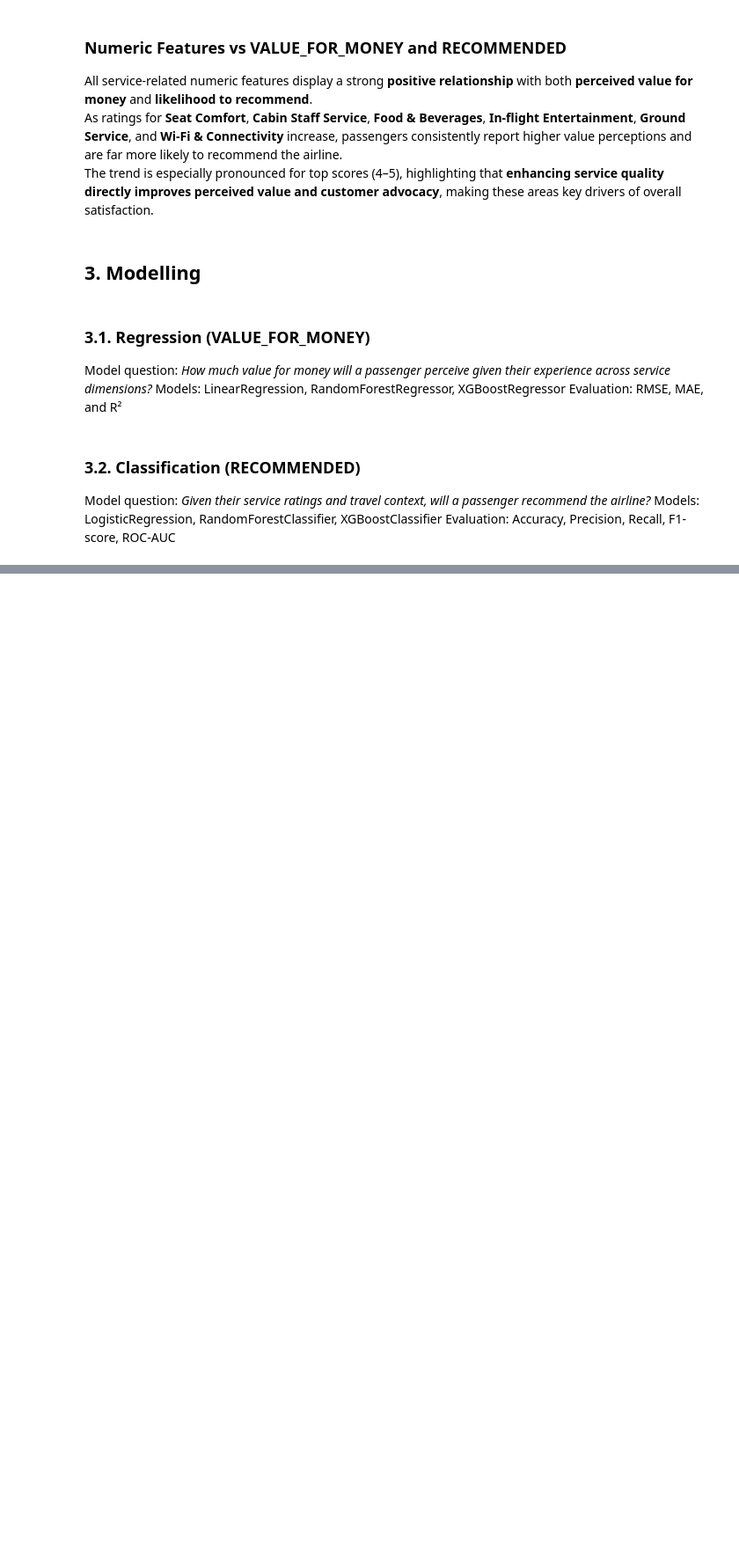
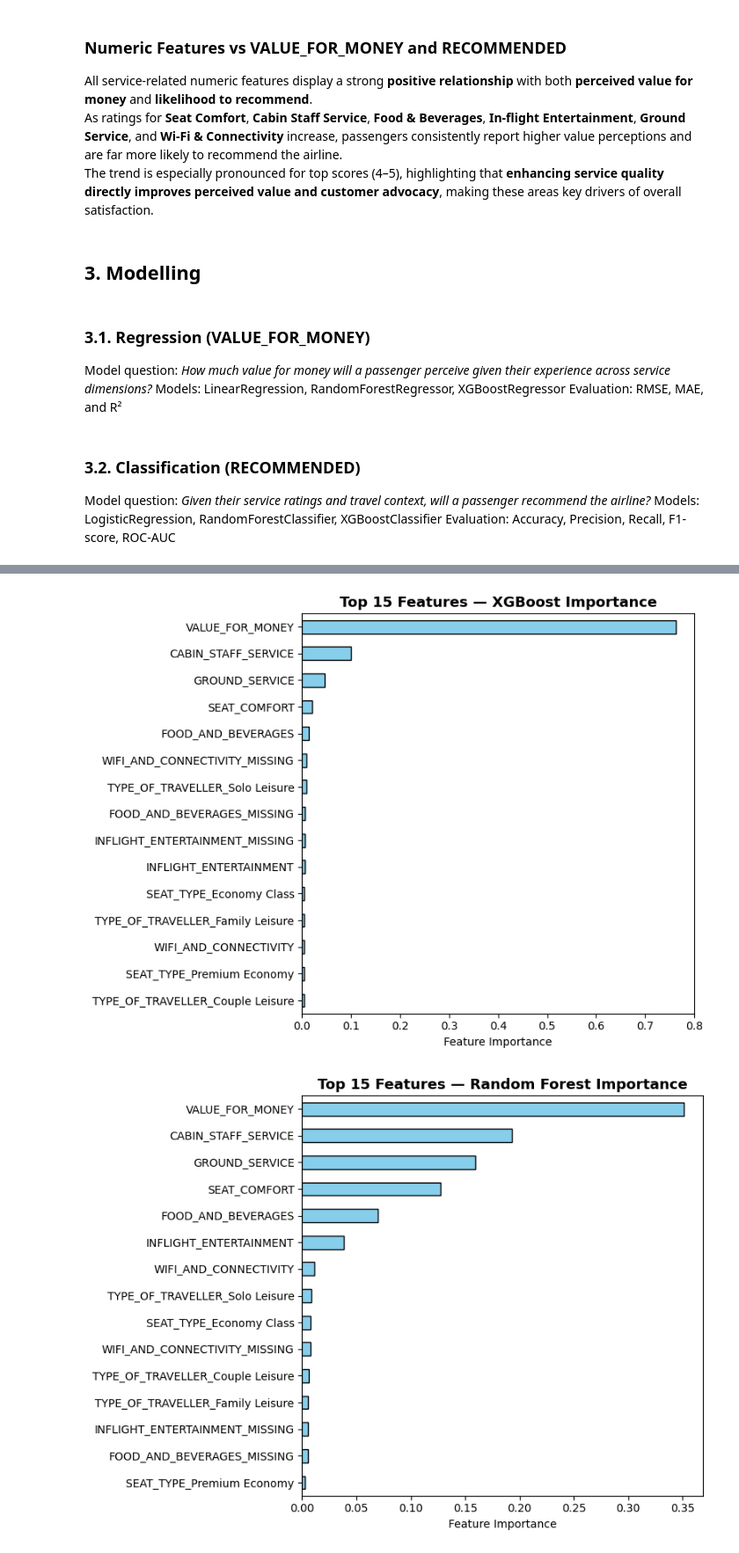
Before and after one commit to alyssaqle/skytrax_review_ml_pipeline, a Jupyter notebook: notebooks/exploration.ipynb, the cells around one changed output, grey strips where cells are left out. Shown at 88% size. Saved outputs shown, nothing was run; the diff lists cells and outputs as text; code cells hidden in the pictures; blank space fills up the shorter version.

Commit message:
chore: regression modeling

```diff
--- a/notebooks/exploration.ipynb
+++ b/notebooks/exploration.ipynb
@@ -511,0 +566,15 @@ Evaluation: Accuracy, Precision, Recall, F1-score, ROC-AUC
+# %%
+# XGBoost
+xgb_model = XGBClassifier(
+    n_estimators=300,
+    learning_rate=0.05,
+    max_depth=6,
+    subsample=0.8,
+    colsample_bytree=0.8,
+    random_state=7,
+    use_label_encoder=False,
+    eval_metric='logloss'
+)
+xgb_model.fit(train_X, train_y)
+xgb_pred = xgb_model.predict(test_X)
+xgb_prob = xgb_model.predict_proba(test_X)[:, 1]
@@ -511,0 +618,38 @@ Evaluation: Accuracy, Precision, Recall, F1-score, ROC-AUC
+# %%
+# Visualize top-N importances for each model
+def plot_top_importances(ser: pd.Series, title: str, top_n: int = 15):
+    """
+    Plot the top N most important features as a horizontal bar chart.
+
+    Parameters:
+        ser (pd.Series): Feature importances with feature names as index.
+        title (str): Title for the plot.
+        top_n (int): Number of top features to display (default=15).
+    """
+    top = ser.sort_values(ascending=False).head(top_n)
+    plt.figure(figsize=(8, 6))
+    top.iloc[::-1].plot(kind='barh', color='skyblue', edgecolor='black')
+    plt.title(title, fontsize=13, weight='bold')
+    plt.xlabel("Feature Importance")
+    plt.tight_layout()
+    plt.show()
+
+
+feature_names = train_X.columns
+
+#  XGBoost feature importance
+xgb_importance = pd.Series(xgb_model.feature_importances_, index=feature_names)
+plot_top_importances(xgb_importance, "Top 15 Features — XGBoost Importance")
+
+# Random Forest feature importance
+rf_importance = pd.Series(rf_model.feature_importances_, index=feature_names)
+plot_top_importances(rf_importance, "Top 15 Features — Random Forest Importance")
+
+# Logistic Regression coefficients
+lr_coef = pd.Series(log_model.coef_.ravel(), index=feature_names)
+lr_importance = lr_coef.abs()
+
+plot_top_importances(lr_importance, "Top 15 Features — Logistic Regression |coef|")
+# %% [output]
+[figure, added]
+[figure, added]
```
Also changed, not shown: parts of 12 cells of this notebook.
